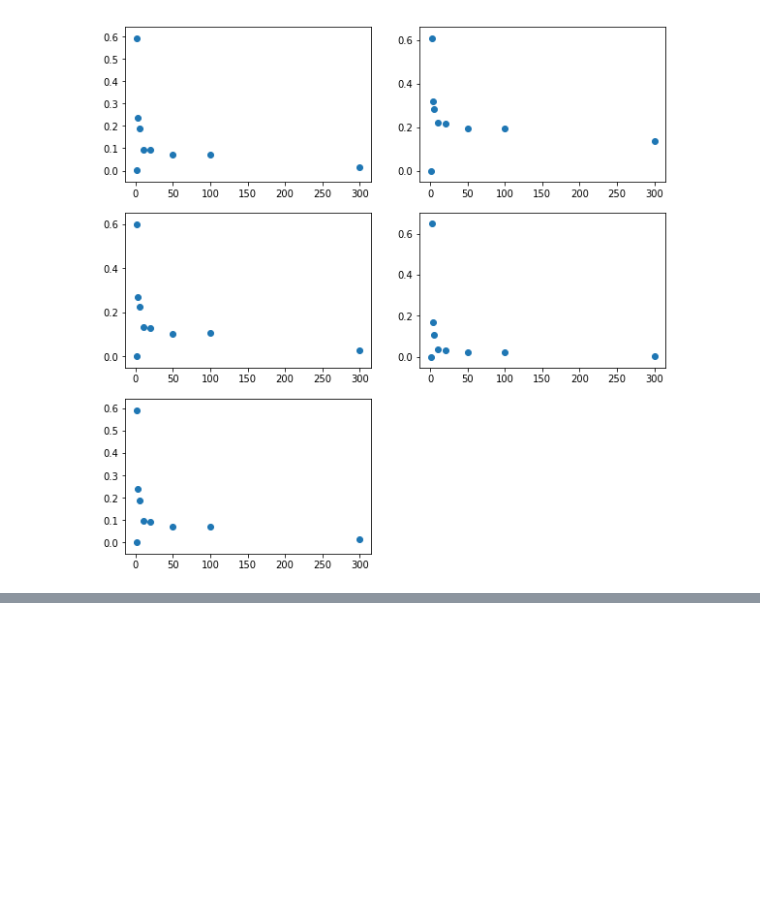
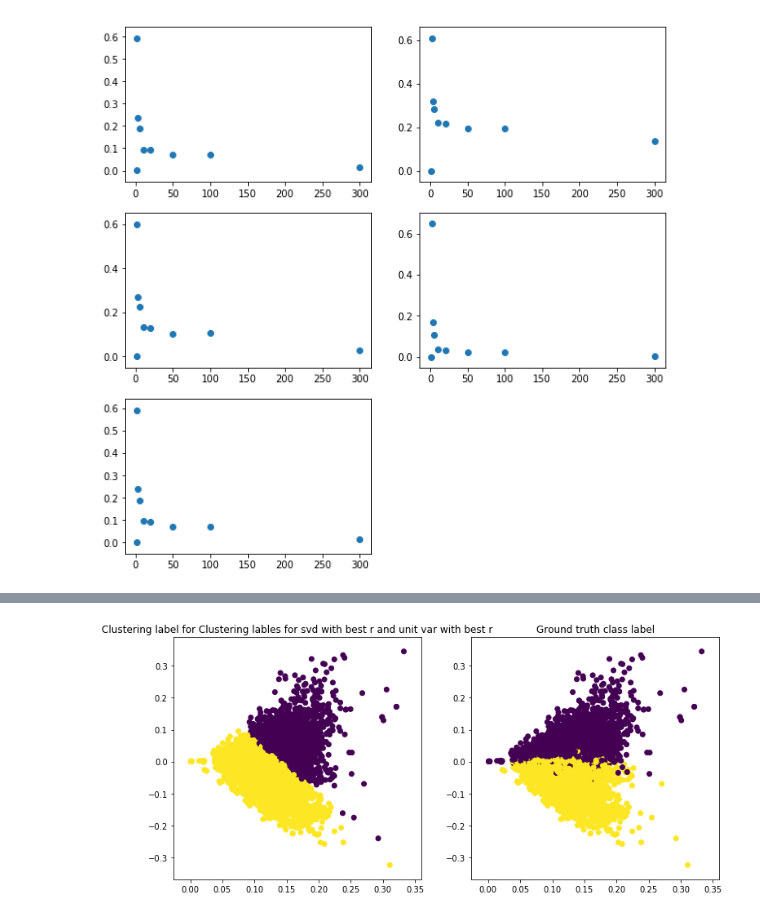
Before and after one commit to rupadevan94/large-scale-data-mining, a Jupyter notebook: Project2/Project-2.ipynb, the cells around one changed output, grey strips where cells are left out. Saved outputs shown, nothing was run; the diff lists cells and outputs as text; code cells hidden in the pictures; blank space fills up the shorter version.

```diff
--- a/Project2/Project-2.ipynb
+++ b/Project2/Project-2.ipynb
@@ -181,0 +259,87 @@ plt.show()
+# %%
+from sklearn.preprocessing import StandardScaler
+
+def print_measures(kmeans_clf, title):
+    nmf_homo_score = homogeneity_score(y, kmeans_clf.labels_)
+    nmf_comp_score = completeness_score(y, kmeans_clf.labels_)
+    nmf_v_measure=v_measure_score(y, kmeans_clf.labels_)
+    nmf_adj_rand=adjusted_rand_score(y, kmeans_clf.labels_)
+    nmf_mi_score=adjusted_mutual_info_score(y, kmeans_clf.labels_)
+    print("For " + str(title)+" the metric values are : ")
+    print("nmf_homo_score is ",nmf_homo_score )
+    print("nmf_comp_score is ",nmf_comp_score)
+    print("nmf_v_measure is ",nmf_v_measure )
+    print("nmf_adj_rand is ",nmf_adj_rand)
+    print("nmf_mi_score is ",nmf_mi_score)
+#For SVD
+scaler = StandardScaler(with_mean = False, with_std =True)
+x_Svd_Unit_Var = scaler.fit_transform(X_svd_best)
+print(x_Svd_Unit_Var.std(axis=0))
+kmeans_clf = KMeans(n_clusters=2, random_state=0, max_iter  = 1000, n_init = 30,n_jobs=-1)
+y_pred_svd_unit_var = kmeans_clf.fit_predict(x_Svd_Unit_Var)
+plot_clustering_results_vs_groundtruth(y_pred_svd_unit_var,"Clustering lables for svd with best r and unit var" )
+print_measures(kmeans_clf,"Clustering lables for svd with best r and unit var"  )
+
+c = 0.01
+x_Svd_f_sign =np.sign(X_svd_best)
+x_Svd_f = x_Svd_f_sign.dot(np.log(np.linalg.norm(X_svd_best)+c) - np.log(c))  #CHECK
+kmeans_clf = KMeans(n_clusters=2, random_state=0, max_iter  = 1000, n_init = 30,n_jobs=-1)
+y_pred_svd_f = kmeans_clf.fit_predict(x_Svd_f)
+plot_clustering_results_vs_groundtruth(y_pred_svd_f,"Clustering lables for svd with best r and log tranformation")
+print_measures(kmeans_clf,"Clustering lables for svd with best r and log tranformation" )
+
+#combine both - Unit var first then log
+x_Svd_f_sign =np.sign(x_Svd_Unit_Var)
+x_Svd_unitvar_f = x_Svd_f_sign.dot(np.log(np.linalg.norm(x_Svd_Unit_Var)+c) - np.log(c))  #CHECK
+kmeans_clf = KMeans(n_clusters=2, random_state=0, max_iter  = 1000, n_init = 30,n_jobs=-1)
+y_pred_svd_unit_var_f = kmeans_clf.fit_predict(x_Svd_unitvar_f)
+plot_clustering_results_vs_groundtruth(y_pred_svd_unit_var_f,"Clustering lables for svd with best r -Unit var first then log")
+print_measures(kmeans_clf,"Clustering lables for svd with best r -Unit var first then log" )
+
+#combine both -Log first then Unit var
+x_Svd_f_sign =np.sign(X_svd_best)
+x_Svd_f = x_Svd_f_sign.dot(np.log(np.linalg.norm(X_svd_best)+c) - np.log(c))  #CHECK
+
+scaler = StandardScaler(with_mean = False, with_std =True)
+x_Svd_f_Unit_Var = scaler.fit_transform(x_Svd_f)
+kmeans_clf = KMeans(n_clusters=2, random_state=0, max_iter  = 1000, n_init = 30,n_jobs=-1)
+y_pred_svd_f_unit_var = kmeans_clf.fit_predict(x_Svd_f_Unit_Var)
+plot_clustering_results_vs_groundtruth(y_pred_svd_f_unit_var,"Clustering lables for svd with best r -Log first then Unit var ")
+print_measures(kmeans_clf,"Clustering lables for svd with best r -Log first then Unit var " )
+
+#For NMF:
+scaler = StandardScaler(with_mean = False, with_std =True)
+x_Nmf_Unit_Var = scaler.fit_transform(X_nmf_best)
+print(x_Nmf_Unit_Var.std(axis=0))
+kmeans_clf = KMeans(n_clusters=2, random_state=0, max_iter  = 1000, n_init = 30,n_jobs=-1)
+y_pred_nmf_unit_var = kmeans_clf.fit_predict(x_Nmf_Unit_Var)
+plot_clustering_results_vs_groundtruth(y_pred_nmf_unit_var,"Clustering lables for nmf with best r and unit var" )
+print_measures(kmeans_clf,"Clustering lables for nmf with best r and unit var")
+
+c = 0.01
+x_Nmf_f_sign =np.sign(X_nmf_best)
+x_Nmf_f = x_Nmf_f_sign.dot(np.log(np.linalg.norm(X_nmf_best)+c) - np.log(c))  #CHECK
+kmeans_clf = KMeans(n_clusters=2, random_state=0, max_iter  = 1000, n_init = 30,n_jobs=-1)
+y_pred_nmf_f = kmeans_clf.fit_predict(x_Nmf_f)
+plot_clustering_results_vs_groundtruth(y_pred_nmf_f,"Clustering lables for nmf with best r and log tranformation")
+print_measures(kmeans_clf,"Clustering lables for nmf with best r and log tranformation" )
+
+#combine both - Unit var first then log
+x_Nmf_f_sign =np.sign(x_Nmf_Unit_Var)
+x_Nmf_unitvar_f = x_Nmf_f_sign.dot(np.log(np.linalg.norm(x_Nmf_Unit_Var)+c) - np.log(c))  #CHECK
+kmeans_clf = KMeans(n_clusters=2, random_state=0, max_iter  = 1000, n_init = 30,n_jobs=-1)
+y_pred_nmf_unit_var_f = kmeans_clf.fit_predict(x_Nmf_unitvar_f)
+plot_clustering_results_vs_groundtruth(y_pred_nmf_unit_var_f,"Clustering lables for nmf with best r -Unit var first then log")
+print_measures(kmeans_clf,"Clustering lables for nmf with best r -Unit var first then log")
+
+#combine both -Log first then Unit var
+x_Nmf_f_sign =np.sign(X_nmf_best)
+x_Nmf_f = x_Nmf_f_sign.dot(np.log(np.linalg.norm(X_nmf_best)+c) - np.log(c))  #CHECK
+
+scaler = StandardScaler(with_mean = False, with_std =True)
+x_Nmf_f_Unit_Var = scaler.fit_transform(x_Nmf_f)
+kmeans_clf = KMeans(n_clusters=2, random_state=0, max_iter  = 1000, n_init = 30,n_jobs=-1)
+y_pred_nmf_f_unit_var = kmeans_clf.fit_predict(x_Nmf_f_Unit_Var)
+plot_clustering_results_vs_groundtruth(y_pred_nmf_f_unit_var,"Clustering lables for nmf with best r -Log first then Unit var ")
+print_measures(kmeans_clf,"Clustering lables for nmf with best r -Log first then Unit var ")
+# %% [output]
@@ -181,0 +396 @@ plt.show()
+[figure, added]
```
Also changed, not shown: parts of 18 cells of this notebook.
